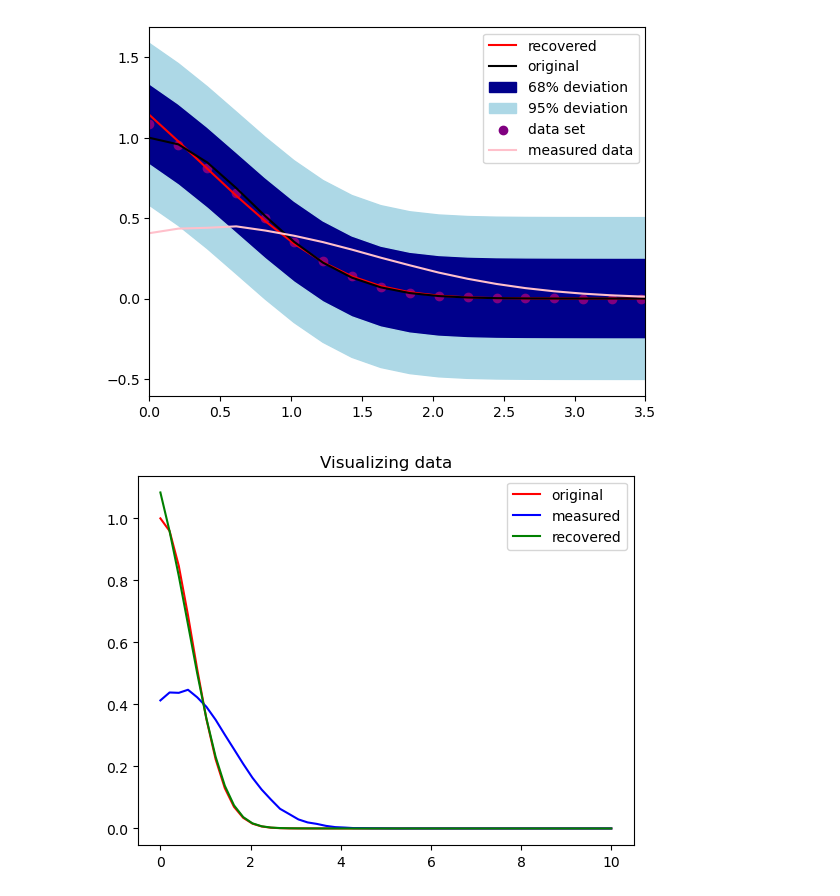
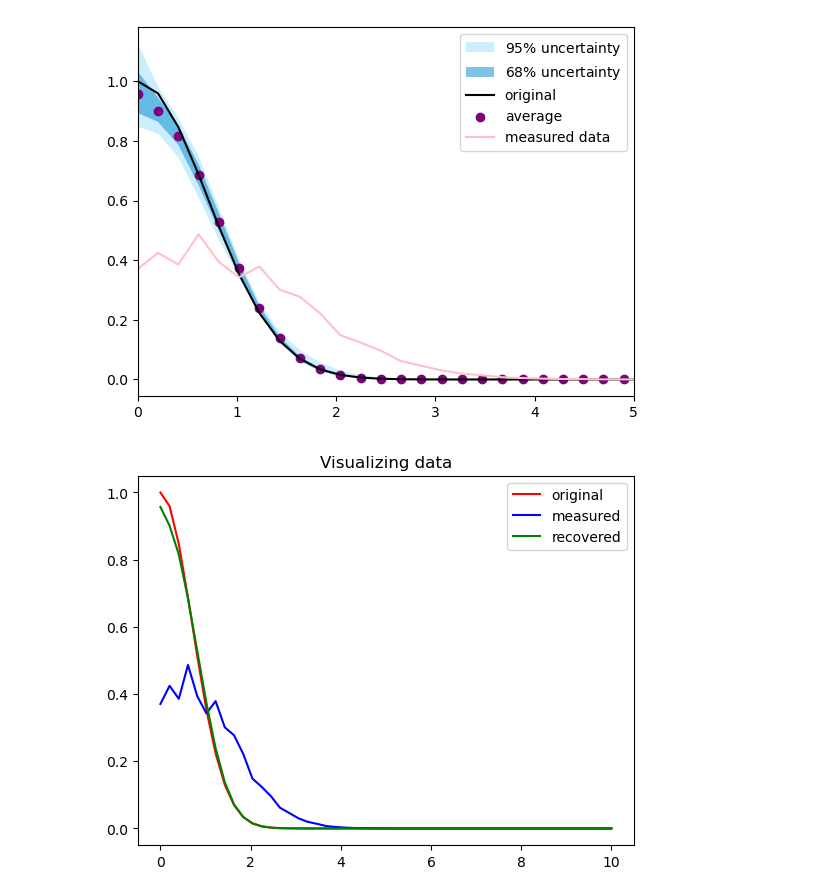
Before and after one commit to hidalgomudonhi/Deblurring, a Jupyter notebook: Deblurring with noise-Copy2.ipynb, the cells around one changed output. Cells and saved outputs as stored; diff of their text form; code cells hidden in the pictures.

```diff
--- a/Deblurring with noise-Copy2.ipynb
+++ b/Deblurring with noise-Copy2.ipynb
@@ -43,14 +44,14 @@ noisy=measured_results.copy()
 #distorting measured results
 for i in range(len(noisy)):
     if (noisy[i]>0.2):
-        noisy[i]=  np.random.normal(noisy[i],0.009*(noisy[i]))#*0.009)
-        #noisy[i]= noisy[i] + ((np.random.normal(0,1))*0.09)
+        ###max function to discard negative values in the noisy
+        noisy[i]= max(0,np.random.normal(noisy[i],0.02*np.sqrt(noisy[i])))
 # %%
-def f(x):
+def ff(x):
     return (np.exp(-x**2))
 y = np.zeros(len(x))
 for i in range(len(x)):
-        y[i]=(f(x[i]))
+        y[i]=(ff(x[i]))
 original=y
 # %%
 #Find working fj:
@@ -64,11 +65,11 @@ def Regular(recovered):
     c=1 #current
     p=c-1 #past
     f=c+1 #future
-    Wrt=0.01 #rationalizing "weight"
+    Wrt=0.04 #rationalizing "weight"
     for i in range(len(recovered)-1):
         if ((recovered[p]>recovered[c]) and (recovered[c]<recovered[f])):
             recovered[c]=(recovered[c]/(1-Wrt))
-        elif ((recovered[c]>recovered[p]) and (recovered[c]>recovered[p])):
+        elif ((recovered[c]>recovered[p]) and (recovered[c]>recovered[f])):###change after and  recovered[p] torecovered[f]###
             recovered[c]=(recovered[c]/(1+Wrt))
         else:
             recovered[c]=recovered[c]
@@ -87,7 +88,7 @@ def Recover(actual,measured,varying,k):
 # %%
 rec =np.ones(len(x))
 n=0
-while (n<50):
+while (n<10000):
     fnj=working_fj(matrix1,rec)
     rec=Recover(rec,noisy,fnj,con)
     rec=Regular(rec)
@@ -101,64 +102,53 @@ average=[]
 n=0
 rec =np.ones(len(x))
 numberOfGenerations=500
 noise=noisy.copy()
 #creating an error band
 
 while(n<numberOfGenerations):
         fnj=working_fj(matrix1,rec)
         rec=Recover(rec,noisy,fnj,con)
         rec=Regular(rec)
         band.append(rec)
         #changing the next input round
-        noisy=(np.random.normal(noise,0.009*(noise**0.5)))
+        noisy=np.random.normal(noise,0.1*noise) ### It is important to keep this possitive###
+        #print(noisy)
         n+=1
 
 #finding the average for all the points
 j=0
 for i in range(len(x)):
     j=0
-    sample=[]
+    sample=[]  #
     while(j<numberOfGenerations):
             sample.append(band[j][i])
             j+=1
     average.append(np.mean(sample))
 
 #finding the standard deviation from the mean
-deviation = np.std(average)
+mean=np.array([np.mean(np.array(band)[:,ji]) for ji in range(len(x))])
+Deviation=np.array([np.std(np.array(band)[:,ji]) for ji in range(len(x))])
+### visualization inside band, but you can comment it see the bands
+# plt.figure()
+# for j in range(500):
+#        plt.plot(x,band[j])
+#        plt.plot(x,mean+2*Deviation,'.')
 
-#Two sigma band
-upperLimit=[]
-lowerLimit=[]
-for element in average:
-    upperLimit.append(element+(2*deviation))
+bounds = np.percentile(np.array(band), 100 * norm.cdf([-2, -1, 1, 2]), axis=0)
+plt.fill_between(x, 1*bounds[0, :], 1*bounds[-1, :],
+                   label="95$\%$ uncertainty", fc="#03A9F4", alpha=0.2)
+plt.fill_between(x,1*bounds[1, :], 1*bounds[-2, :],
+                       label="68$\%$ uncertainty", fc="#0288D1", alpha=0.5)
 
-for element in average:
-    lowerLimit.append(element-(2*deviation))
-
-
-#Sigma band
-upperLimit1=[]
-lowerLimit1=[]
-for element in average:
-    upperLimit1.append(element+(deviation))
-
-for element in average:
-    lowerLimit1.append(element-(deviation))
-
-
-plt.plot(x,recovered, color='red',label="recovered")
+#plt.plot(x,recovered, color='red',label="last recovery") tro show the effect of noise amplification
 plt.plot(x,original, color ='black',label="original")
-plt.fill_between(x,lowerLimit1,upperLimit1,color="darkblue",label="68% deviation")
-plt.fill_between(x,lowerLimit,lowerLimit1,color="lightblue",label="95% deviation")
-plt.fill_between(x,upperLimit1,upperLimit,color="lightblue")
-plt.scatter(x,average, color='purple', label="data set")
-#plt.ylim(0,max(upperLimit))
-plt.xlim(0,3.5)
-plt.plot(x,noise,color="pink",label="measured data")
+plt.scatter(x,average, color='purple', label="average")
+plt.xlim(0,5)
+plt.plot(x,noisy,color="pink",label="measured data")
 plt.legend()
 plt.show()
 # %% [output]
-[figure, old version]
+[figure, new version]
 # %%
     plt.plot(x,original,"red",label="original")
     plt.plot(x,noisy,"blue",label="measured")
@@ -167,4 +157,4 @@ plt.show()
     plt.legend()
     plt.show()
 # %% [output]
-[figure, old version]
+[figure, new version]
```
Also changed, not shown: parts of 1 cell of this notebook.
